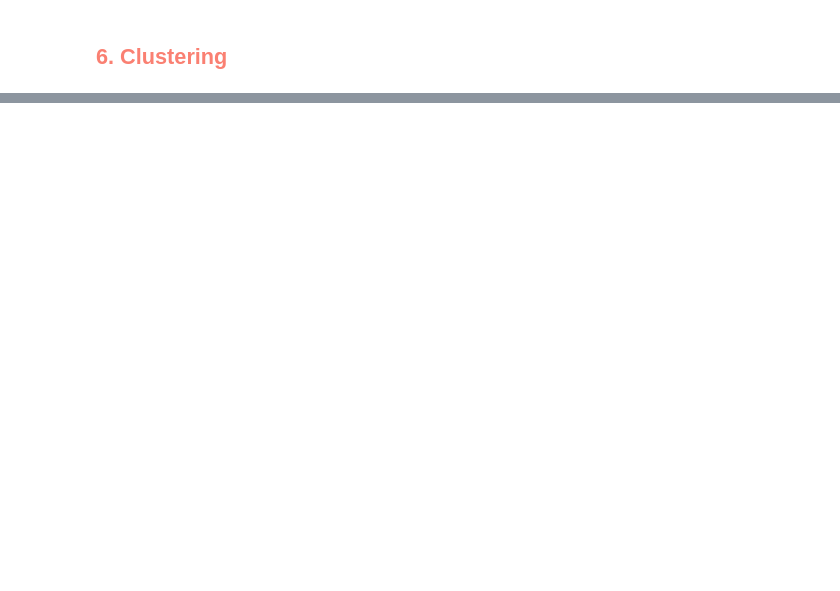
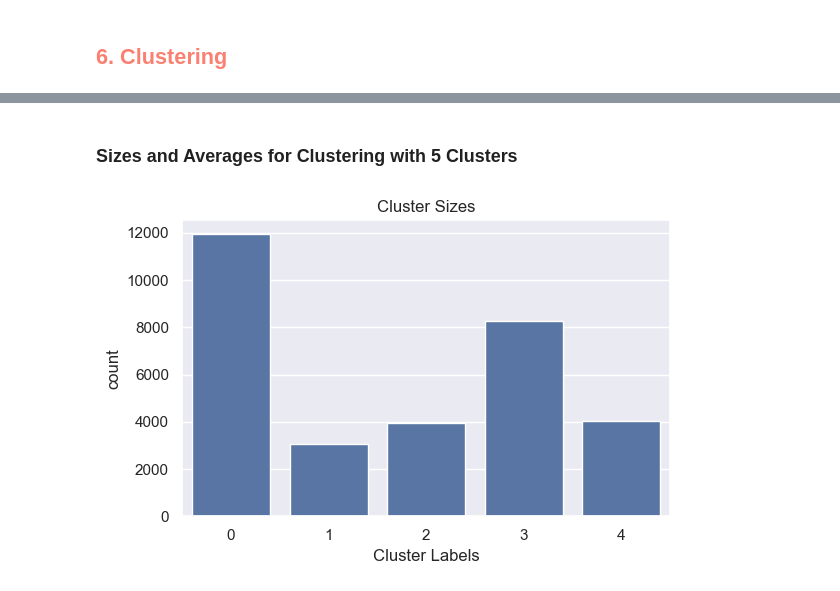
Before and after one commit to Gomsofi06/Data_Mining_NOVAIMS, a Jupyter notebook: src/Clustering.ipynb, the cells around one changed output, grey strips where cells are left out. Drawn from its saved outputs; the diff is of its cells as text; code cells hidden in the pictures; blank space fills up the shorter version.

```diff
--- a/src/Clustering.ipynb
+++ b/src/Clustering.ipynb
@@ -172,0 +257,4 @@ metric_columns
+# %%
+hclust5 = AgglomerativeClustering(linkage='ward', metric='euclidean', n_clusters=5)
+hc_labels5 = hclust5.fit_predict(df[metric_features])
+hc_labels5
@@ -172,0 +263,7 @@ metric_columns
+# %%
+labels_series = pd.Series(hc_labels5,
+                          name='labels',
+                          index=df.index
+                          )
+df_concat5 = pd.concat([df[metric_features], labels_series],axis=1)
+df_concat5[metric_features+['labels']].groupby('labels').mean()
@@ -172,0 +301,11 @@ metric_columns
+# %% [markdown]
+### Sizes and Averages for Clustering with 5 Clusters
+# %%
+fig, ax = plt.subplots(figsize=(6,4))
+sns.countplot(data=df_concat5, x='labels')
+ax.set_title("Cluster Sizes")
+ax.set_xlabel("Cluster Labels")
+fig.tight_layout()
+plt.show()
+# %% [output]
+[figure, added]
```
Also changed, not shown: parts of 34 cells of this notebook.
